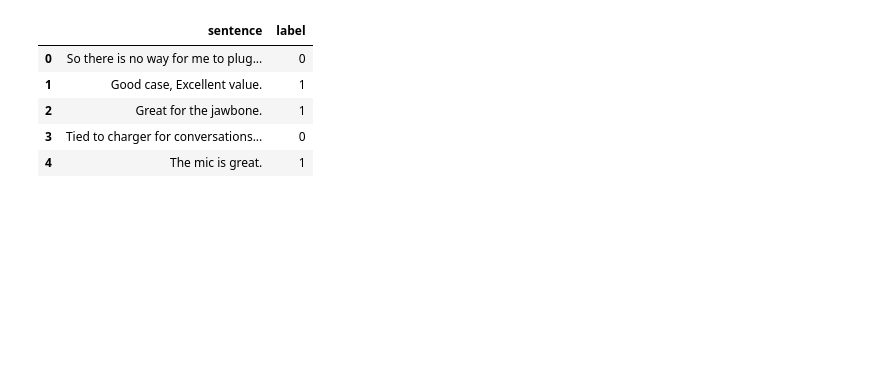
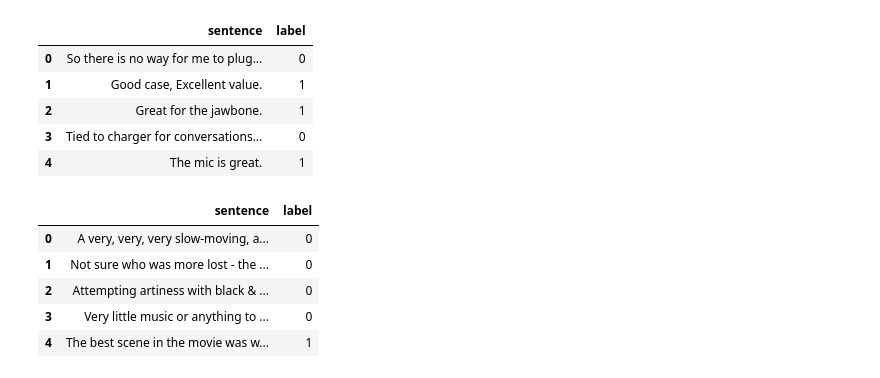
Before and after one commit to cjhammons/Sentence-Sentiment-Analysis-of-Reviews, a Jupyter notebook: report.ipynb, the cells around one changed output. Saved outputs shown, nothing was run; the diff lists cells and outputs as text; code cells hidden in the pictures; blank space fills up the shorter version.

```diff
--- a/report.ipynb
+++ b/report.ipynb
@@ -42,3 +35,17 @@ df.head()
 | 2 | Great for the jawbone. | 1 |
 | 3 | Tied to charger for conversations... | 0 |
 | 4 | The mic is great. | 1 |
+# %%
+with open('data/imdb_labelled.txt') as f:
+    reader = csv.reader(f, delimiter='\t')
+    imdb = list(reader)
+
+imdb_df = pd.DataFrame(imdb, columns=['sentence', 'label'])
+imdb_df.head()
+# %% [output]
+|  | sentence | label |
+| 0 | A very, very, very slow-moving, a... | 0 |
+| 1 | Not sure who was more lost - the ... | 0 |
+| 2 | Attempting artiness with black & ... | 0 |
+| 3 | Very little music or anything to ... | 0 |
+| 4 | The best scene in the movie was w... | 1 |
```
Also changed, not shown: parts of 31 cells of this notebook.
